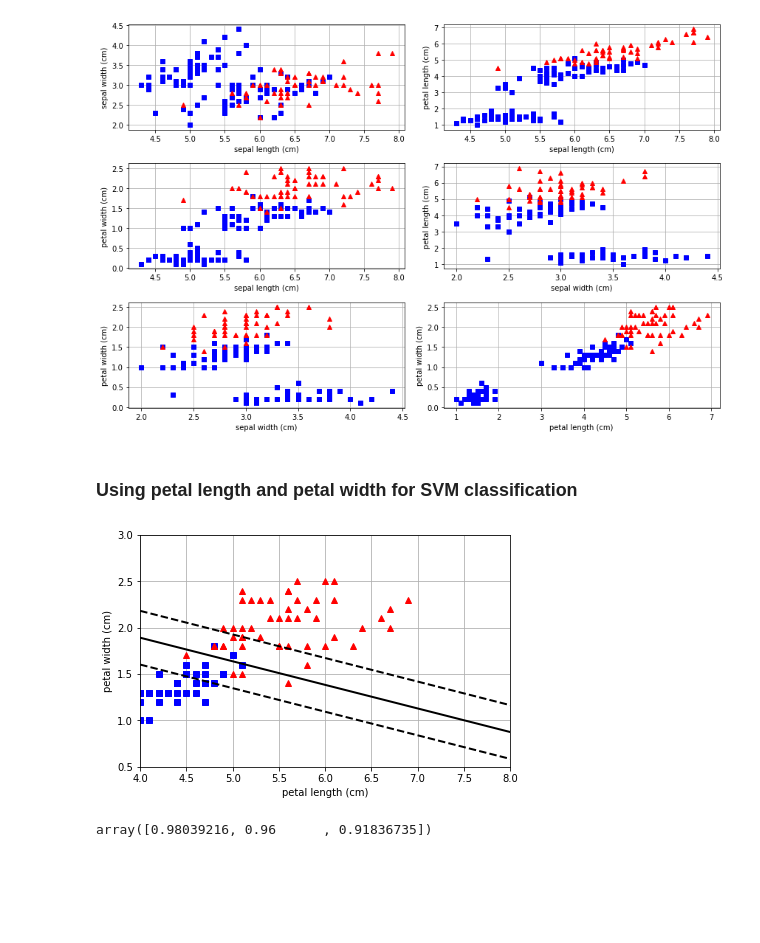
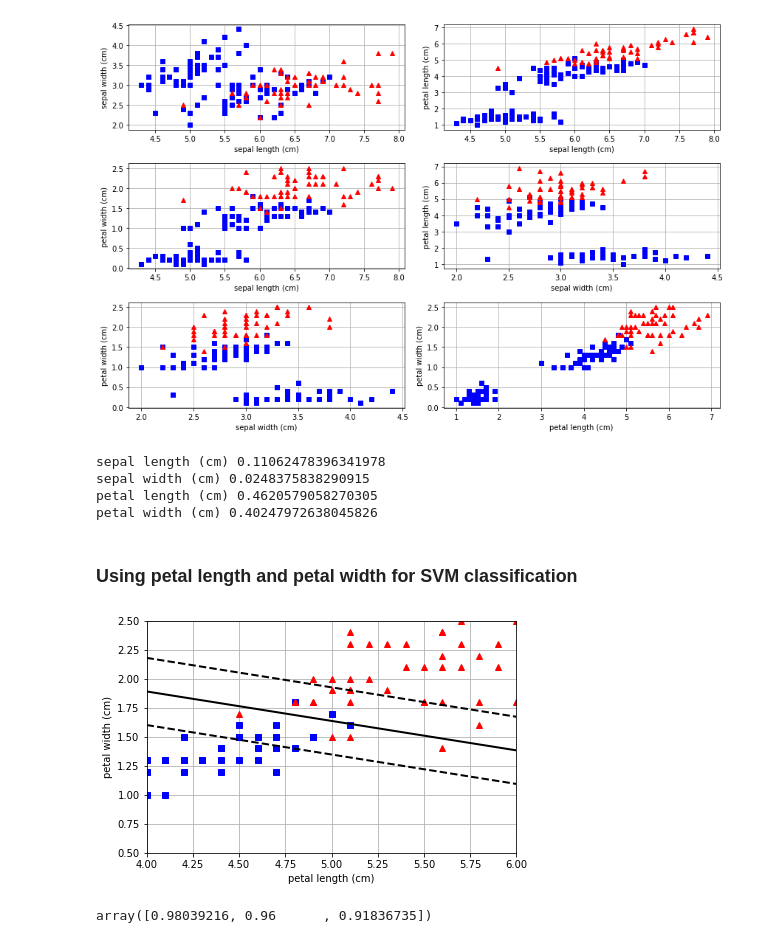
Before and after one commit to CescWang1991/Python-Machine-Learning, a Jupyter notebook: classification/sk_learn_demo/support_vector_machine.ipynb, the cells around one changed output. Saved outputs shown, nothing was run; the diff lists cells and outputs as text; code cells hidden in the pictures; blank space fills up the shorter version.

Commit message:
Add demo of random forest and PCA

```diff
--- a/classification/sk_learn_demo/support_vector_machine.ipynb
+++ b/classification/sk_learn_demo/support_vector_machine.ipynb
@@ -30,6 +30,18 @@ for i in range(comb.shape[0]):
 plt.show()
 # %% [output]
 [figure]
+# %%
+from sklearn.ensemble import RandomForestClassifier
+
+rnd_clf = RandomForestClassifier(n_estimators=500, n_jobs=-1, random_state=42)
+rnd_clf.fit(X, y)
+for name, score in zip(fn, rnd_clf.feature_importances_):
+    print(name, score)
+# %% [output]
+sepal length (cm) 0.11062478396341978
+sepal width (cm) 0.0248375838290915
+petal length (cm) 0.4620579058270305
+petal width (cm) 0.40247972638045826
 # %% [markdown]
 ### Using petal length and petal width for SVM classification
 # %%
@@ -49,16 +61,16 @@ def plot_svc_decision_boundary(svm_clf, xmin, xmax):
 # %%
 from sklearn.pipeline import Pipeline
 from sklearn.preprocessing import StandardScaler
 from sklearn.svm import LinearSVC
 
 svm_clf = LinearSVC(C=10, loss="hinge", random_state=42)
 X_5 = X[:, (comb[5])]
 svm_clf.fit(X_5, y)
 plot_two_features(comb[5, 0], comb[5, 1])
-plt.axis([4, 8, 0.5, 3])
+plt.axis([4, 6, 0.5, 2.5])
 plot_svc_decision_boundary(svm_clf, 4, 8)
 # %% [output]
-[figure, old version]
+[figure, new version]
 # %%
 from sklearn.model_selection import cross_val_score
 
```
Also changed, not shown: 3 other files.
